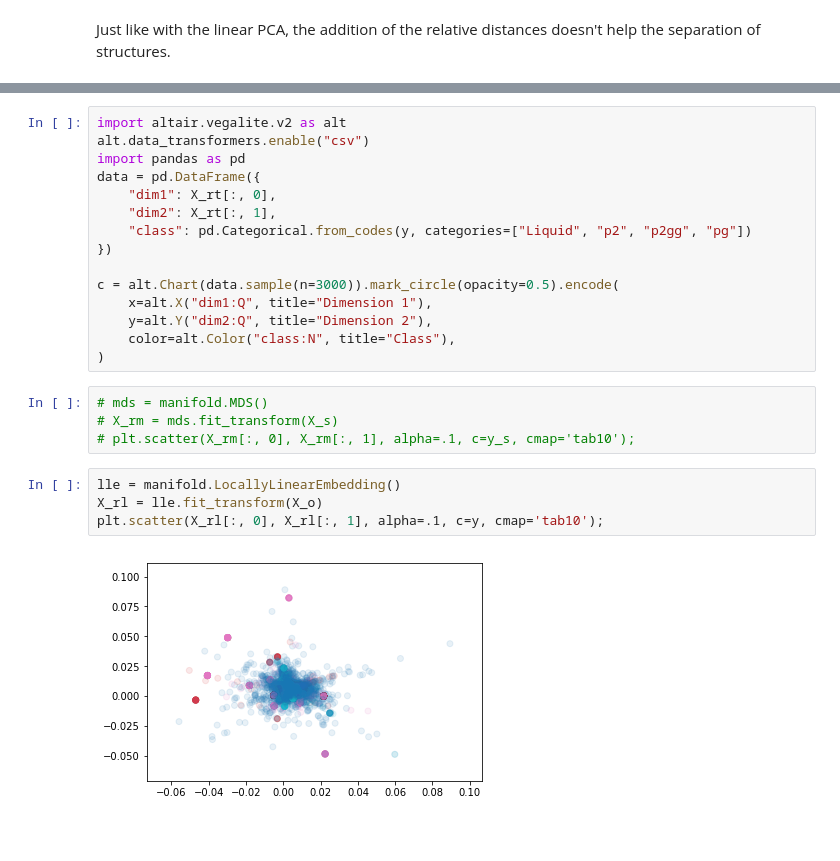
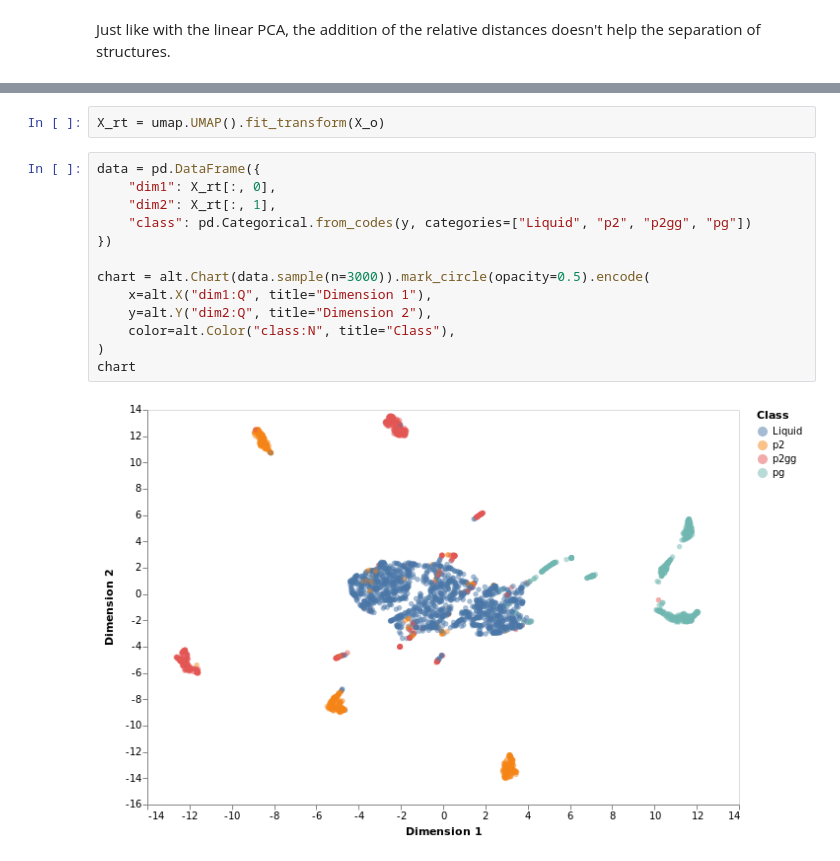
Before and after one commit to malramsay64/MLCrystals, a Jupyter notebook: notebooks/02_Features.ipynb, the cells around one changed output, grey strips where cells are left out. Drawn from its saved outputs; the diff is of its cells as text; blank space fills up the shorter version.

```diff
--- a/notebooks/02_Features.ipynb
+++ b/notebooks/02_Features.ipynb
@@ -316,25 +310,17 @@ ax.get_
+# %%
+X_rt = umap.UMAP().fit_transform(X_o)
 # %%
-import altair.vegalite.v2 as alt
-alt.data_transformers.enable("csv")
-import pandas as pd
 data = pd.DataFrame({
     "dim1": X_rt[:, 0],
     "dim2": X_rt[:, 1],
     "class": pd.Categorical.from_codes(y, categories=["Liquid", "p2", "p2gg", "pg"])
 })
 
-c = alt.Chart(data.sample(n=3000)).mark_circle(opacity=0.5).encode(
+chart = alt.Chart(data.sample(n=3000)).mark_circle(opacity=0.5).encode(
     x=alt.X("dim1:Q", title="Dimension 1"),
     y=alt.Y("dim2:Q", title="Dimension 2"),
     color=alt.Color("class:N", title="Class"),
 )
+chart
+# %% [output]
+[figure, added]
-# %%
-# mds = manifold.MDS()
-# X_rm = mds.fit_transform(X_s)
-# plt.scatter(X_rm[:, 0], X_rm[:, 1], alpha=.1, c=y_s, cmap='tab10');
-# %%
-lle = manifold.LocallyLinearEmbedding()
-X_rl = lle.fit_transform(X_o)
-plt.scatter(X_rl[:, 0], X_rl[:, 1], alpha=.1, c=y, cmap='tab10');
-# %% [output]
-[figure, removed]
```
Also changed, not shown: parts of 16 cells of this notebook, 2 other files.
